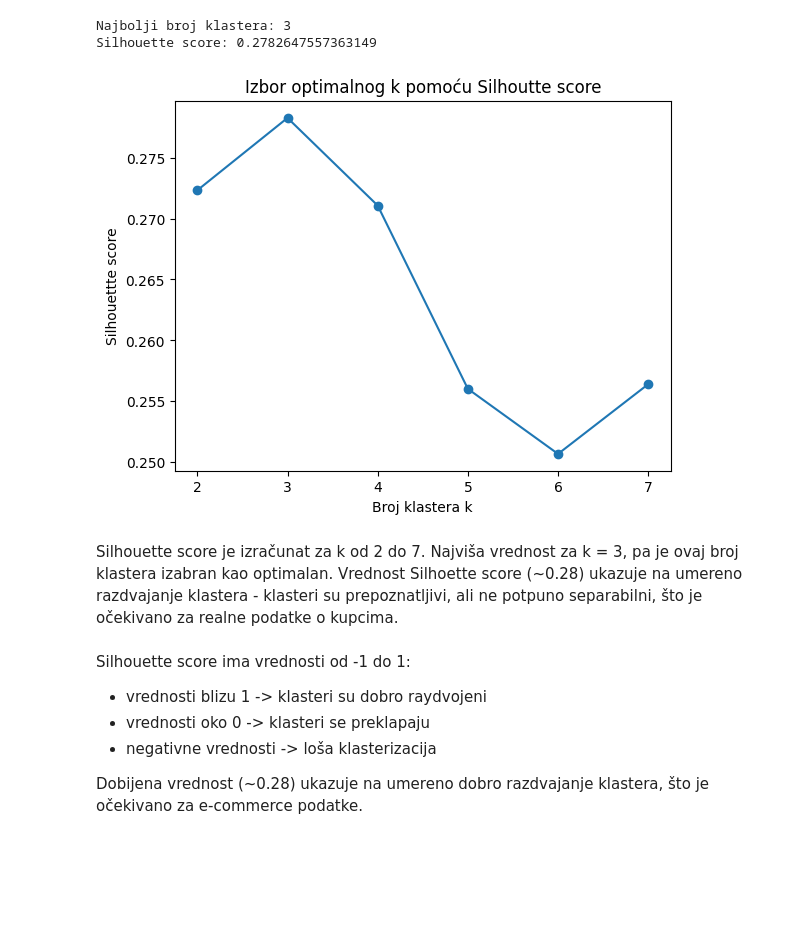
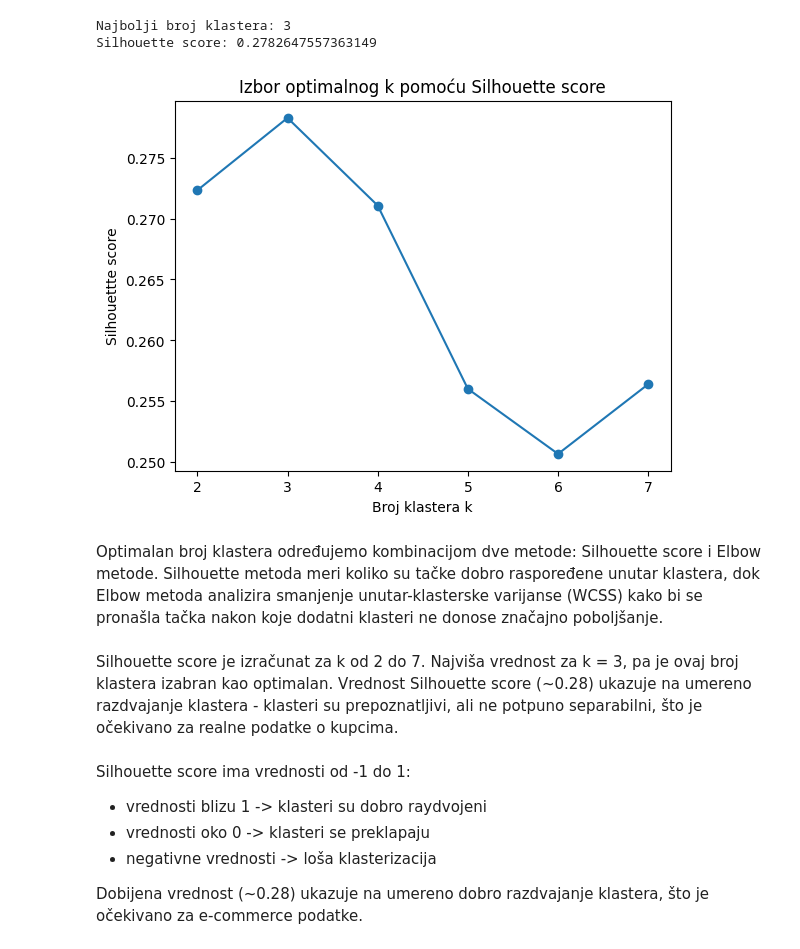
Before and after one commit to MarijaVidovic/MasinkoUcenjeDrugiProjekt, a Jupyter notebook: Online Retail & E-Commerce Dataset.ipynb, the cells around one changed output. Drawn from its saved outputs; the diff is of its cells as text; code cells hidden in the pictures; blank space fills up the shorter version.

```diff
--- a/Online Retail & E-Commerce Dataset.ipynb
+++ b/Online Retail & E-Commerce Dataset.ipynb
@@ -585,13 +585,15 @@ Silhouette score: 0.2782647557363149
 # %%
 plt.plot(list(sil_scores.keys()), list(sil_scores.values()), marker = 'o')
 plt.xlabel("Broj klastera k")
 plt.ylabel("Silhouettte score")
-plt.title("Izbor optimalnog k pomoću Silhoutte score")
+plt.title("Izbor optimalnog k pomoću Silhouette score")
 plt.show()
 # %% [output]
-[figure, old version]
+[figure, new version]
+# %% [markdown]
+Optimalan broj klastera određujemo kombinacijom dve metode: Silhouette score i Elbow metode. Silhouette metoda meri koliko su tačke dobro raspoređene unutar klastera, dok Elbow metoda analizira smanjenje unutar-klasterske varijanse (WCSS) kako bi se pronašla tačka nakon koje dodatni klasteri ne donose značajno poboljšanje.
 # %% [markdown]
-Silhouette score je izračunat za k od 2 do 7. Najviša vrednost za k = 3, pa je ovaj broj klastera izabran kao optimalan. Vrednost Silhoette score (~0.28) ukazuje na umereno razdvajanje klastera - klasteri su prepoznatljivi, ali ne potpuno separabilni, što je očekivano za realne podatke o kupcima.
+Silhouette score je izračunat za k od 2 do 7. Najviša vrednost za k = 3, pa je ovaj broj klastera izabran kao optimalan. Vrednost Silhouette score (~0.28) ukazuje na umereno razdvajanje klastera - klasteri su prepoznatljivi, ali ne potpuno separabilni, što je očekivano za realne podatke o kupcima.
 # %% [markdown]
 Silhouette score ima vrednosti od -1 do 1:
 - vrednosti blizu 1 -> klasteri su dobro raydvojeni
```
Also changed, not shown: parts of 38 cells of this notebook.
